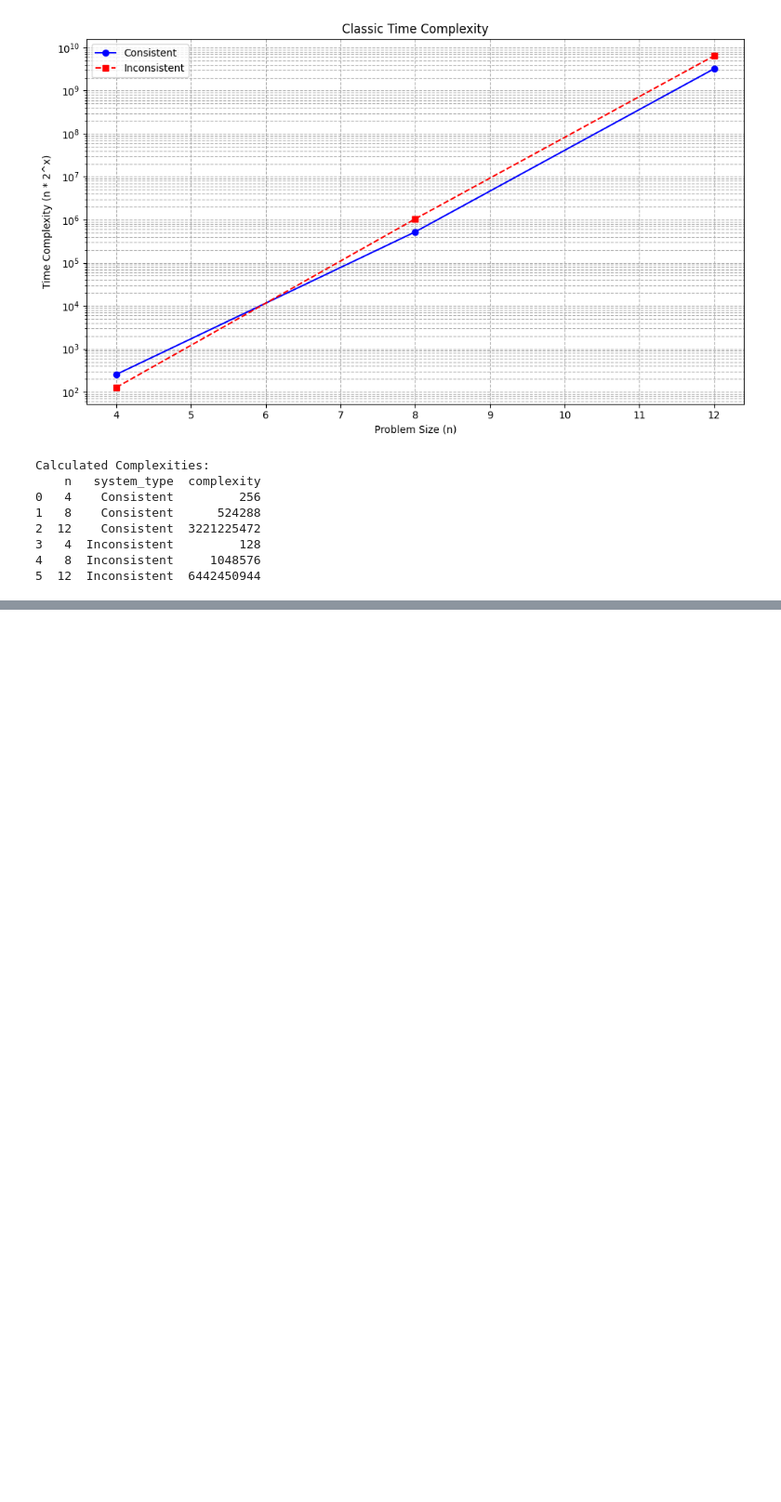
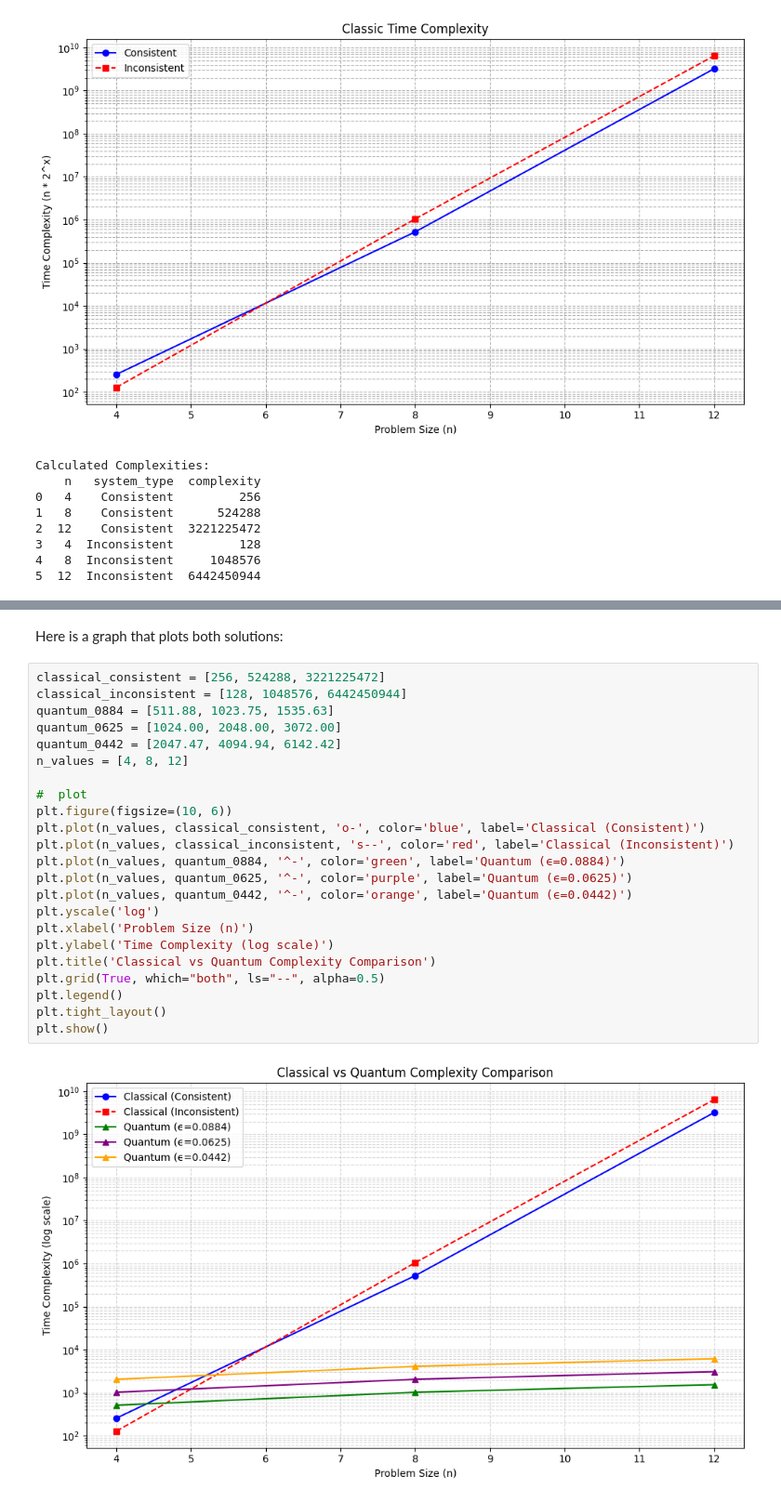
Before and after one commit to k-erlikh/Quantum-System-Specification-Checker, a Jupyter notebook: src/test_time-complexity.ipynb, the cells around one changed output, grey strips where cells are left out. Shown: that part at 93% size. Cells and saved outputs as stored; diff of their text form; blank space fills up the shorter version.

Commit message:
graph update

```diff
--- a/src/test_time-complexity.ipynb
+++ b/src/test_time-complexity.ipynb
@@ -113 +113,28 @@ n=12: 6142.38
 [figure]
+# %% [markdown]
+Here is a graph that plots both solutions:
+# %%
+classical_consistent = [256, 524288, 3221225472]
+classical_inconsistent = [128, 1048576, 6442450944]
+quantum_0884 = [511.88, 1023.75, 1535.63]
+quantum_0625 = [1024.00, 2048.00, 3072.00]
+quantum_0442 = [2047.47, 4094.94, 6142.42]
+n_values = [4, 8, 12]
+
+#  plot
+plt.figure(figsize=(10, 6))
+plt.plot(n_values, classical_consistent, 'o-', color='blue', label='Classical (Consistent)')
+plt.plot(n_values, classical_inconsistent, 's--', color='red', label='Classical (Inconsistent)')
+plt.plot(n_values, quantum_0884, '^-', color='green', label='Quantum (ϵ=0.0884)')
+plt.plot(n_values, quantum_0625, '^-', color='purple', label='Quantum (ϵ=0.0625)')
+plt.plot(n_values, quantum_0442, '^-', color='orange', label='Quantum (ϵ=0.0442)')
+plt.yscale('log')
+plt.xlabel('Problem Size (n)')
+plt.ylabel('Time Complexity (log scale)')
+plt.title('Classical vs Quantum Complexity Comparison')
+plt.grid(True, which="both", ls="--", alpha=0.5)
+plt.legend()
+plt.tight_layout()
+plt.show()
+# %% [output]
+[figure, added]
```
Also changed, not shown: parts of 2 cells of this notebook, 1 other file.
